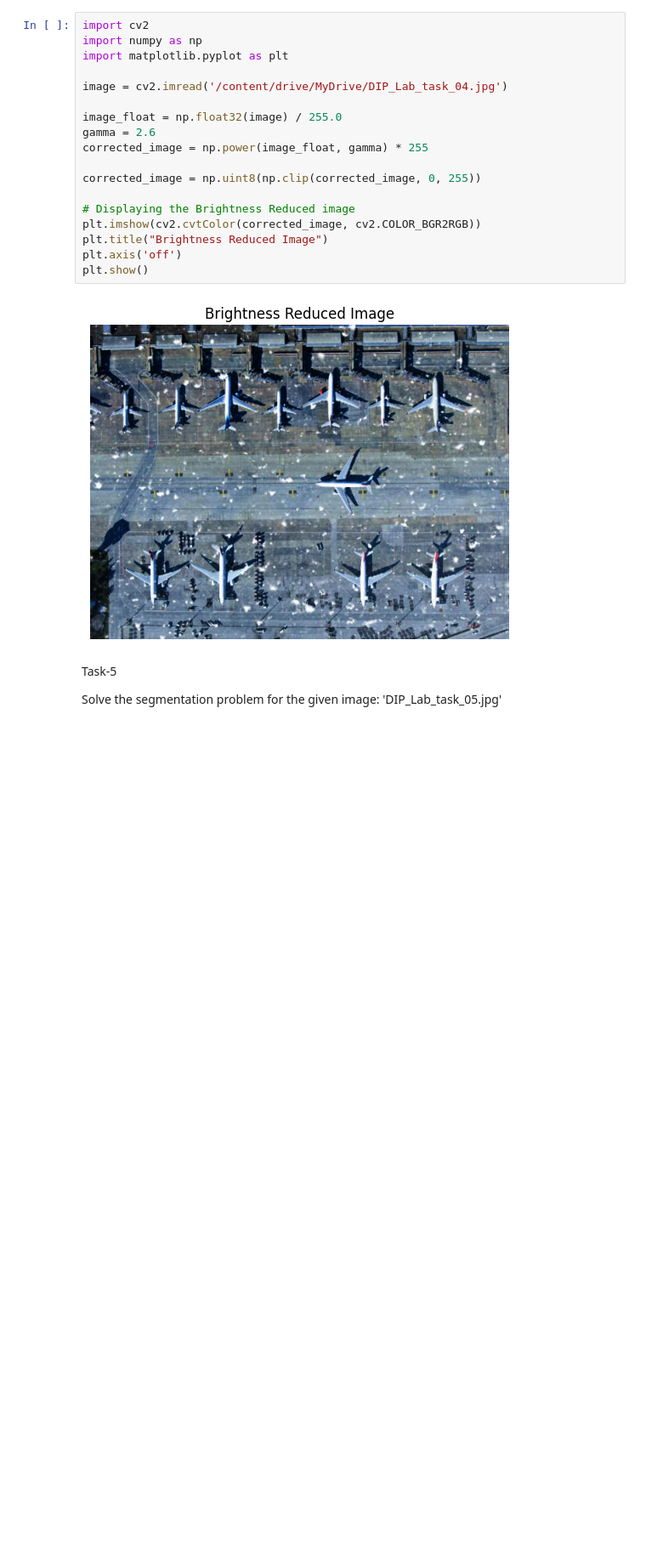
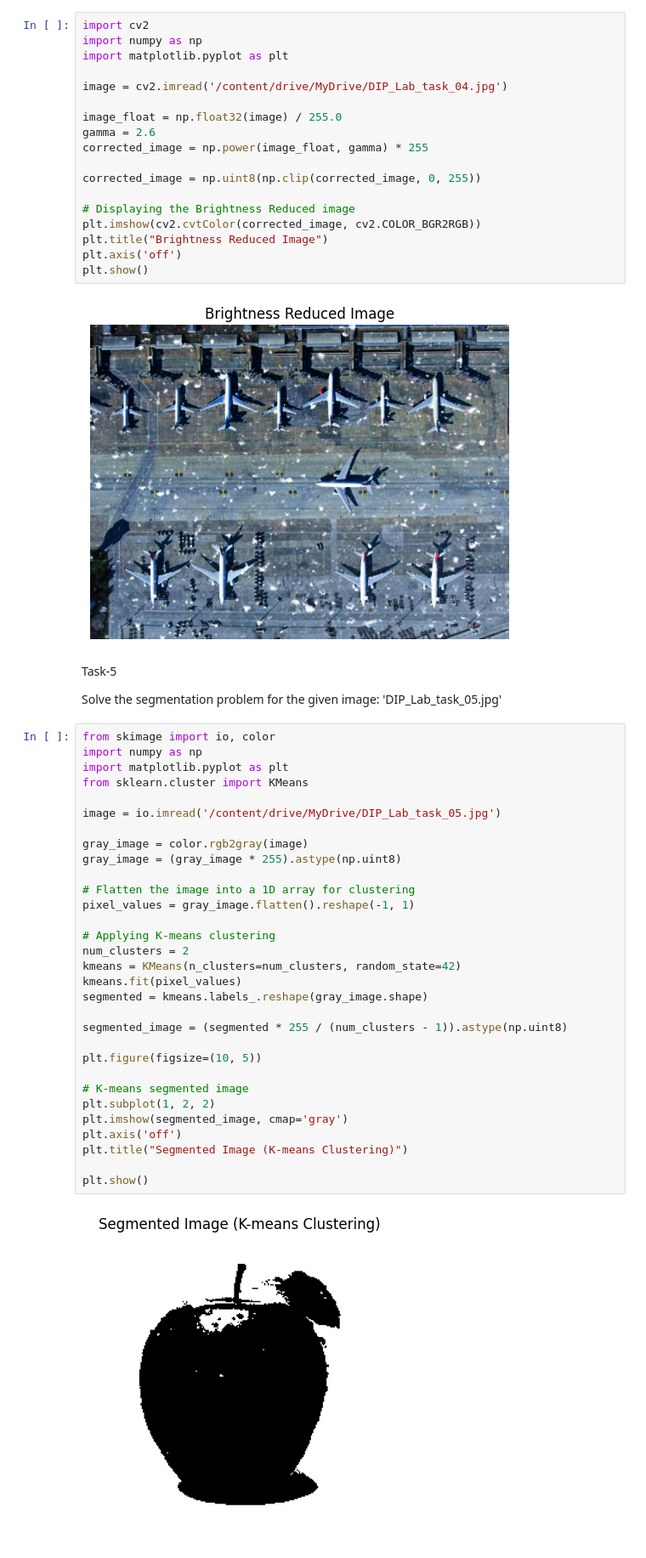
Before and after one commit to TaniaHafsa/DIP_lab_final_task, a Jupyter notebook: DIP_lab_task.ipynb, the cells around one changed output. Shown at 85% size. Drawn from its saved outputs; the diff is of its cells as text; blank space fills up the shorter version.

Commit message:
Completed task-5

```diff
--- a/DIP_lab_task.ipynb
+++ b/DIP_lab_task.ipynb
@@ -154,3 +154,36 @@ plt.show()
 Task-5
 
 Solve the segmentation problem for the given image: 'DIP_Lab_task_05.jpg'
+# %%
+from skimage import io, color
+import numpy as np
+import matplotlib.pyplot as plt
+from sklearn.cluster import KMeans
+
+image = io.imread('/content/drive/MyDrive/DIP_Lab_task_05.jpg')
+
+gray_image = color.rgb2gray(image)
+gray_image = (gray_image * 255).astype(np.uint8)
+
+# Flatten the image into a 1D array for clustering
+pixel_values = gray_image.flatten().reshape(-1, 1)
+
+# Applying K-means clustering
+num_clusters = 2
+kmeans = KMeans(n_clusters=num_clusters, random_state=42)
+kmeans.fit(pixel_values)
+segmented = kmeans.labels_.reshape(gray_image.shape)
+
+segmented_image = (segmented * 255 / (num_clusters - 1)).astype(np.uint8)
+
+plt.figure(figsize=(10, 5))
+
+# K-means segmented image
+plt.subplot(1, 2, 2)
+plt.imshow(segmented_image, cmap='gray')
+plt.axis('off')
+plt.title("Segmented Image (K-means Clustering)")
+
+plt.show()
+# %% [output]
+[figure, added]
```
